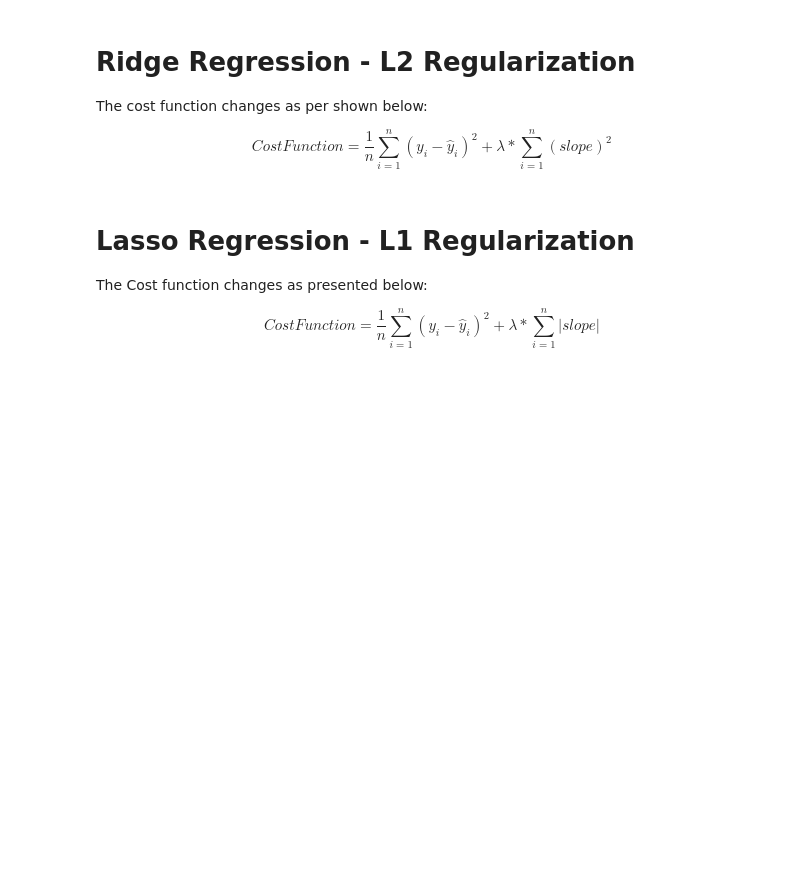
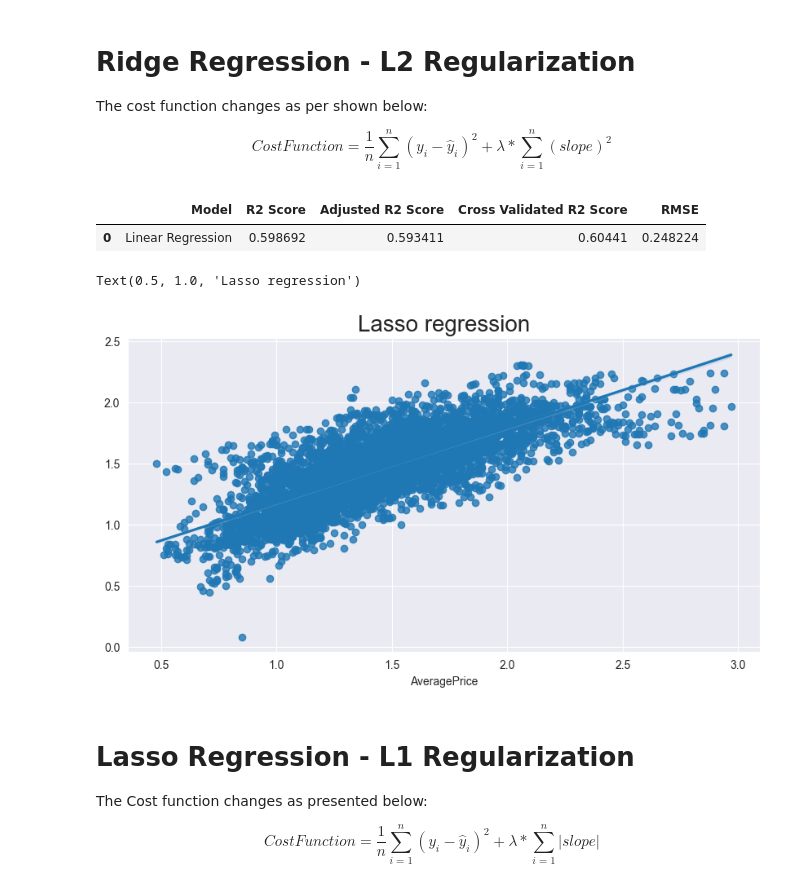
Before and after one commit to SahilLodha/AI_Classes_Notebooks, a Jupyter notebook: classical_ml/Section 01 - Linear Regression/Regression_Notebook.ipynb, the cells around one changed output. Drawn from its saved outputs; the diff is of its cells as text; code cells hidden in the pictures; blank space fills up the shorter version.

Commit message:
Adding File for Multi Class Regression Trial.

```diff
--- a/classical_ml/Section 01 - Linear Regression/Regression_Notebook.ipynb
+++ b/classical_ml/Section 01 - Linear Regression/Regression_Notebook.ipynb
@@ -491,3 +494,22 @@ $$ Cost Function = \frac 1n\sum_{i=1}^n(y_i-\hat{y}_i)^2  +  \lambda * \sum_{i=1
+# %%
+ridge = Ridge()
+ridge.fit(X_ava_train, y_ava_train)
+y_ava_ridge = ridge.predict(X_ava_test)
+# %%
+ndf = [Reg_Models_Evaluation_Metrics(ridge, X_ava_train, y_ava_train, X_ava_test, y_ava_test, y_predictions)]
+ridge_score = pd.DataFrame(data = ndf, columns=['R2 Score','Adjusted R2 Score','Cross Validated R2 Score','RMSE'])
+ridge_score.insert(0, "Model", "Linear Regression")
+ridge_score
+# %% [output]
+|  | Model | R2 Score | Adjusted R2 Score | Cross Validated R2 Score | RMSE |
+| 0 | Linear Regression | 0.598692 | 0.593411 | 0.60441 | 0.248224 |
+# %%
+plt.figure(figsize = (10,5))
+sns.regplot(x=y_ava_test,y=y_ava_ridge)
+plt.title('Lasso regression', fontsize = 20)
+# %% [output]
+Text(0.5, 1.0, 'Lasso regression')
+[figure, added]
 # %% [markdown]
 # Lasso Regression - L1 Regularization
 
```
Also changed, not shown: parts of 13 cells of this notebook, 1 other file.
